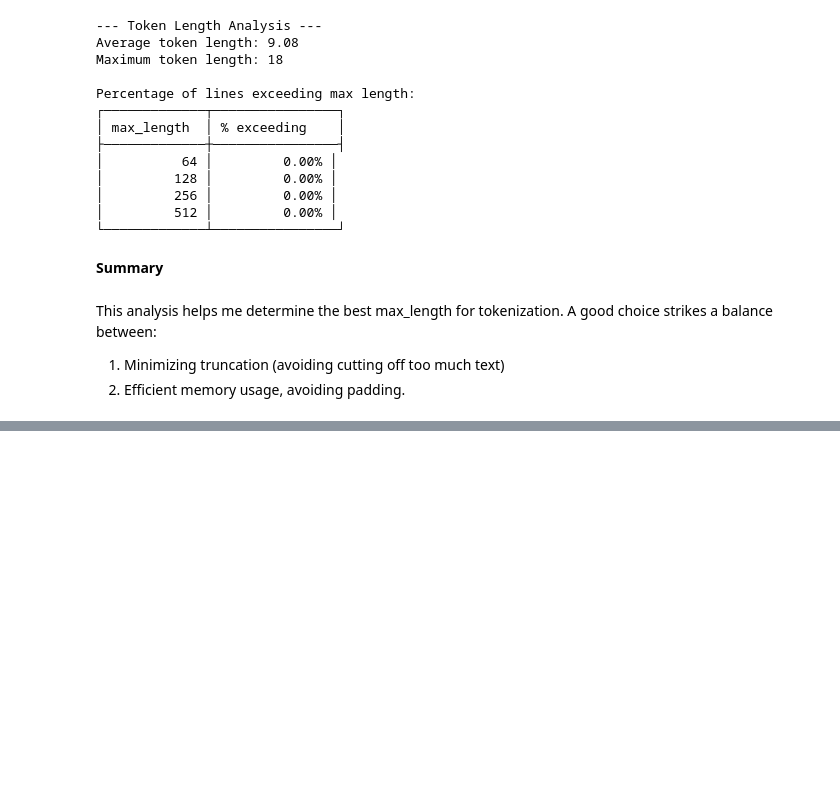
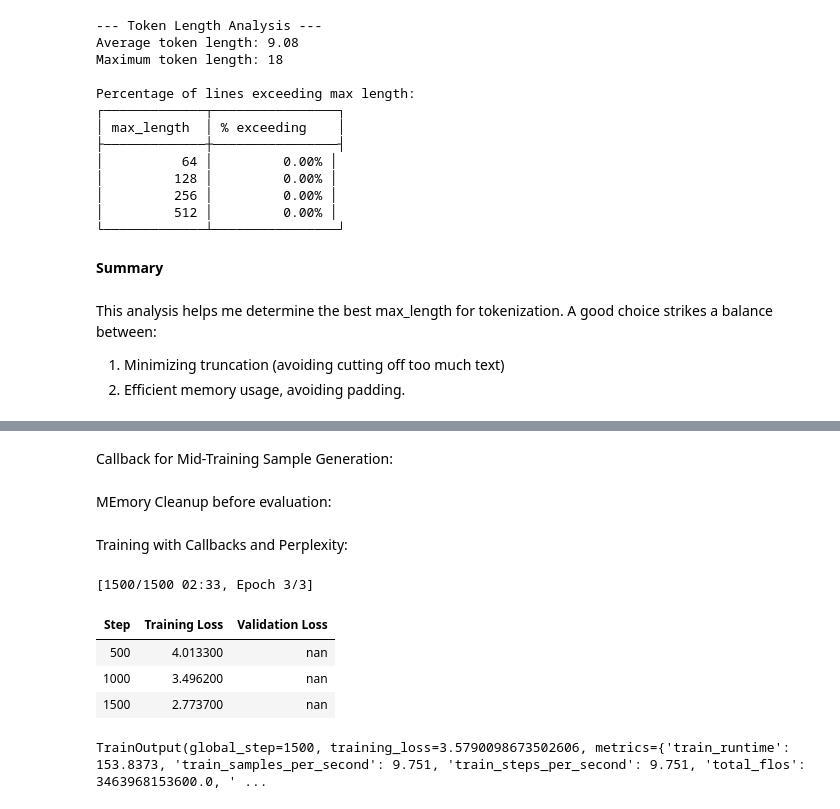
Before and after one commit to IP-04/huggingface_nlp_project_2, a Jupyter notebook: huggingface_preprocessing.ipynb, the cells around one changed output, grey strips where cells are left out. Drawn from its saved outputs; the diff is of its cells as text; code cells hidden in the pictures; blank space fills up the shorter version.

```diff
--- a/huggingface_preprocessing.ipynb
+++ b/huggingface_preprocessing.ipynb
@@ -130,7 +126,7 @@ Example of tokenized data:
 # %% [markdown]
 **4. (Optional) Shuffle or Subset**
 # %%
-train_dataset_subset = train_dataset.shuffle(seed=42).select(range(2000))
+train_dataset_subset = train_dataset.shuffle(seed=42).select(range(500)) #reduced
 print(f"Original training set size: {len(train_dataset)}")
 print(f"Subset training set size: {len(train_dataset_subset)}")
 # %% [output]
@@ -309,0 +428,20 @@ This analysis helps me determine the best max_length for tokenization.  A good c
+# %% [markdown]
+Callback for Mid-Training Sample Generation:
+# %%
+from transformers import TrainerCallback
+
+class SampleGeneratorCallback(TrainerCallback):
+    def on_evaluate(self, args, state, control, **kwargs):
+        prompt = "Wherefore art thou"
+        # Move to CPU if needed
+        inputs = tokenizer(prompt, return_tensors="pt").to('cpu')
+        # Generate with a smaller max_length
+        with torch.no_grad():  # don't track gradients
+            outputs = model.generate(
+                inputs.input_ids.to(model.device),
+                max_length=30,  # Reduced from 50
+                num_return_sequences=1
+            )
+        print("\n Sample during training:\n", tokenizer.decode(outputs[0], skip_special_tokens=True))
+# %% [markdown]
+MEmory Cleanup before evaluation:
@@ -309,0 +464,11 @@ This analysis helps me determine the best max_length for tokenization.  A good c
+# %% [markdown]
+Training with Callbacks and Perplexity:
+# %%
+trainer.train()
+# %% [output]
+[1500/1500 02:33, Epoch 3/3]
+| Step | Training Loss | Validation Loss |
+| 500 | 4.013300 | nan |
+| 1000 | 3.496200 | nan |
+| 1500 | 2.773700 | nan |
+TrainOutput(global_step=1500, training_loss=3.5790098673502606, metrics={'train_runtime': 153.8373, 'train_samples_per_second': 9.751, 'train_steps_per_second': 9.751, 'total_flos': 3463968153600.0, ' ...
```
Also changed, not shown: parts of 29 cells of this notebook.
